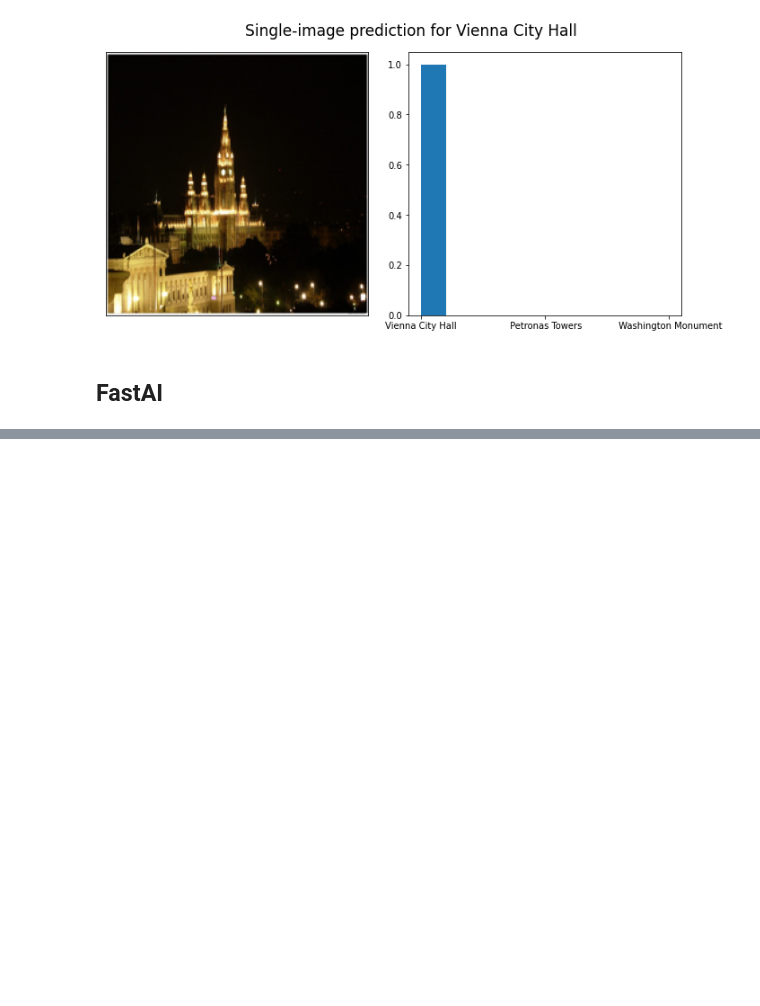
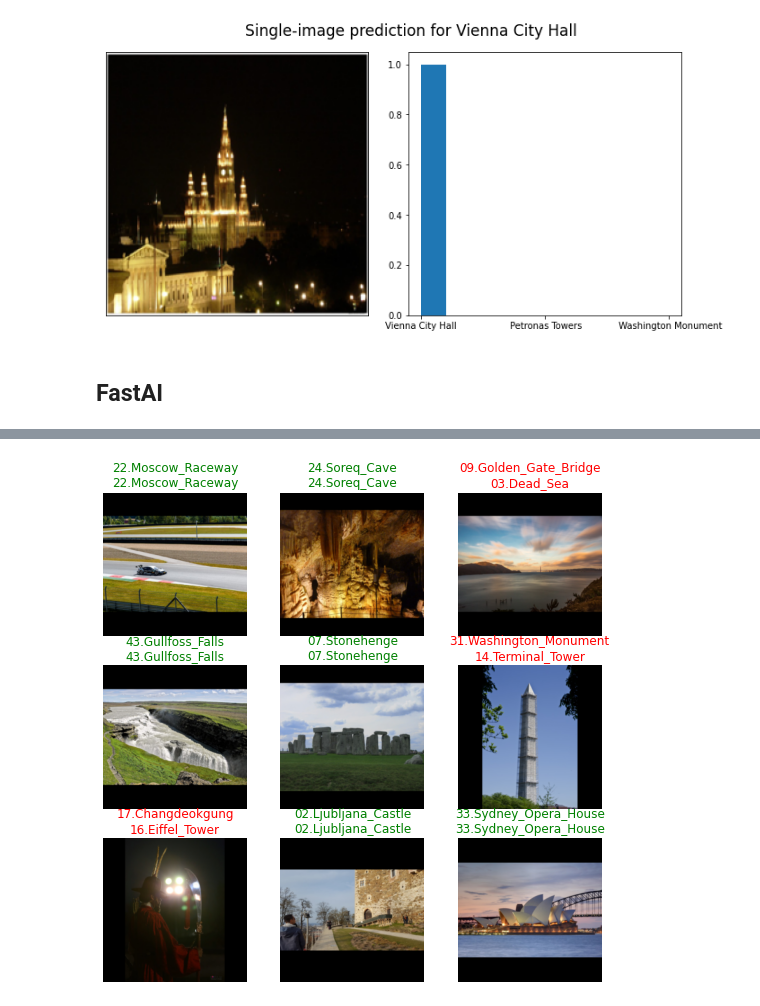
Before and after one commit to dissagaliyeva/landmark_classifier, a Jupyter notebook: example.ipynb, the cells around one changed output, grey strips where cells are left out. Cells and saved outputs as stored; diff of their text form; code cells hidden in the pictures; blank space fills up the shorter version.

```diff
--- a/example.ipynb
+++ b/example.ipynb
@@ -156,0 +273,3 @@ Most confused
+# %%
+learner.show_results()
+# %% [output]
@@ -156,0 +277 @@ Most confused
+[figure, added]
```
Also changed, not shown: parts of 7 cells of this notebook, 6 other files.
